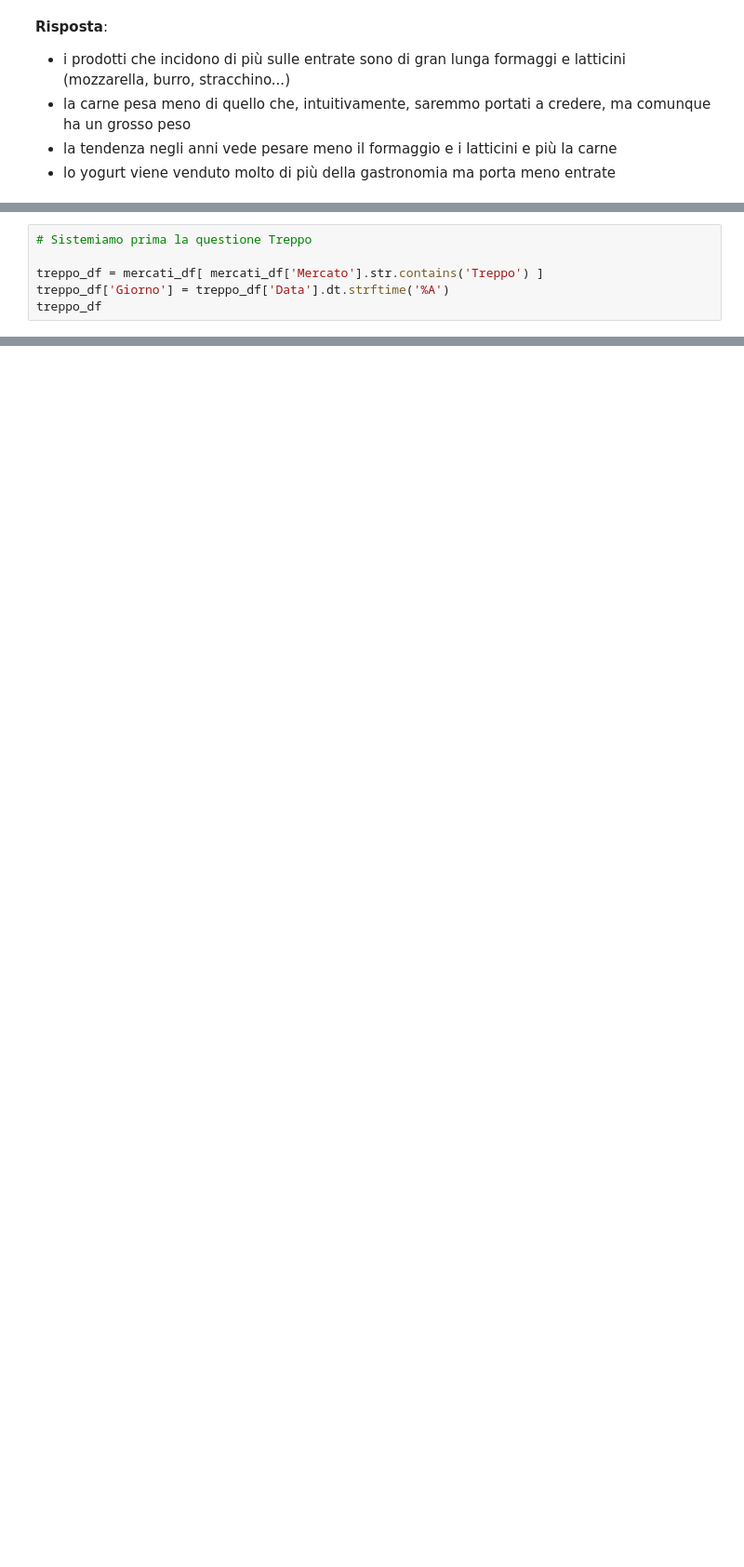
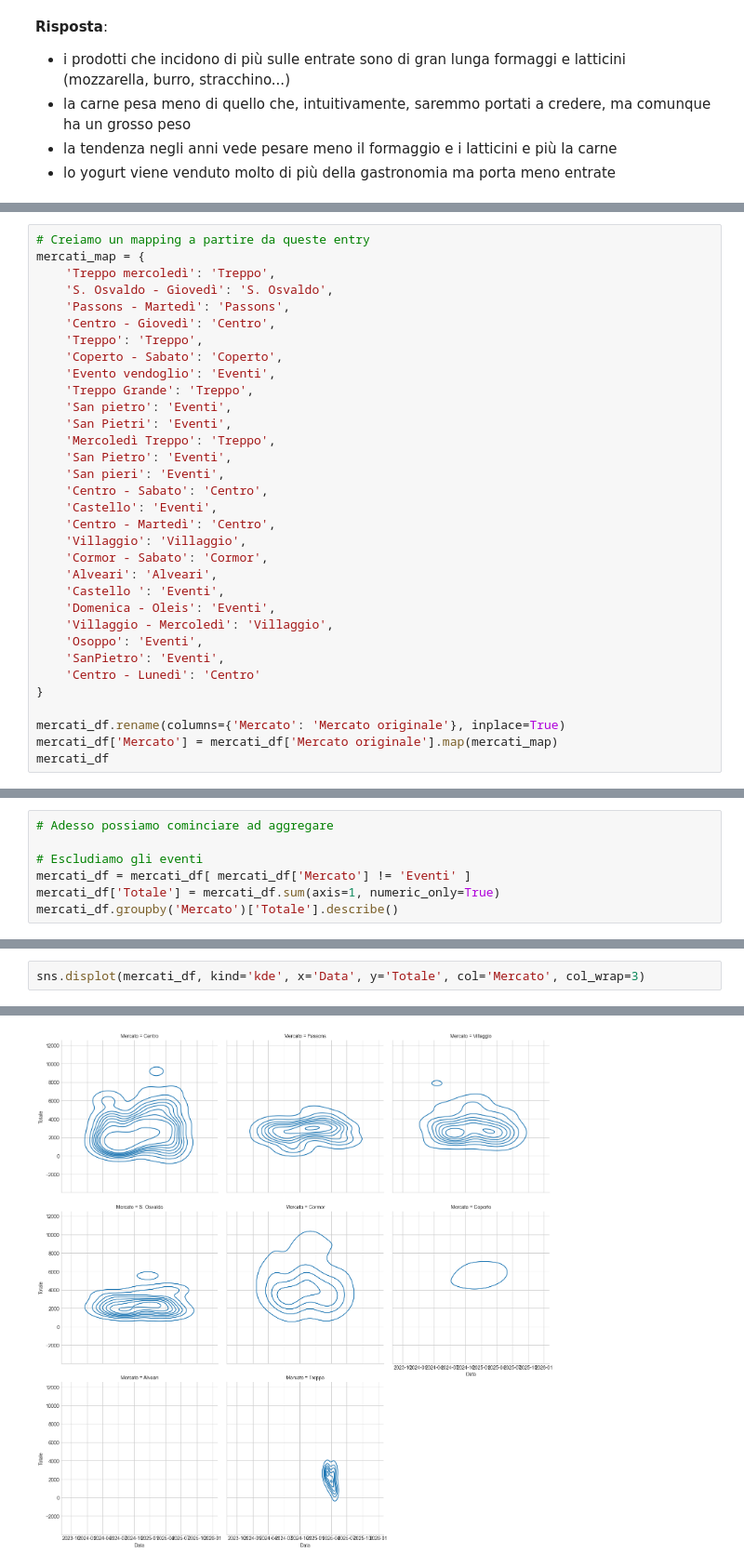
Before and after one commit to panda-with-issues/Fond-Scienze-dei-Dati-progetto, a Jupyter notebook: analisi_corrispettivi_la_di_cjastelan.ipynb, the cells around one changed output, grey strips where cells are left out. Shown at 93% size. Saved outputs shown, nothing was run; the diff lists cells and outputs as text; blank space fills up the shorter version.

```diff
--- a/analisi_corrispettivi_la_di_cjastelan.ipynb
+++ b/analisi_corrispettivi_la_di_cjastelan.ipynb
@@ -1270,7 +1490,34 @@ Treppo
 # %%
-# Sistemiamo prima la questione Treppo
+# Creiamo un mapping a partire da queste entry
+mercati_map = {
+    'Treppo mercoledì': 'Treppo',
+    'S. Osvaldo - Giovedì': 'S. Osvaldo',
+    'Passons - Martedì': 'Passons',
+    'Centro - Giovedì': 'Centro',
+    'Treppo': 'Treppo',
+    'Coperto - Sabato': 'Coperto',
+    'Evento vendoglio': 'Eventi',
+    'Treppo Grande': 'Treppo',
+    'San pietro': 'Eventi',
+    'San Pietri': 'Eventi',
+    'Mercoledì Treppo': 'Treppo',
+    'San Pietro': 'Eventi',
+    'San pieri': 'Eventi',
+    'Centro - Sabato': 'Centro',
+    'Castello': 'Eventi',
+    'Centro - Martedì': 'Centro',
+    'Villaggio': 'Villaggio',
+    'Cormor - Sabato': 'Cormor',
+    'Alveari': 'Alveari',
+    'Castello ': 'Eventi',
+    'Domenica - Oleis': 'Eventi',
+    'Villaggio - Mercoledì': 'Villaggio',
+    'Osoppo': 'Eventi',
+    'SanPietro': 'Eventi',
+    'Centro - Lunedì': 'Centro'
+}
 
-treppo_df = mercati_df[ mercati_df['Mercato'].str.contains('Treppo') ]
-treppo_df['Giorno'] = treppo_df['Data'].dt.strftime('%A')
-treppo_df
+mercati_df.rename(columns={'Mercato': 'Mercato originale'}, inplace=True)
+mercati_df['Mercato'] = mercati_df['Mercato originale'].map(mercati_map)
+mercati_df
 # %% [output]
@@ -1295,0 +1558,7 @@ See the caveats in the documentation: https://pandas.pydata.org/pandas-docs/stab
+# %%
+# Adesso possiamo cominciare ad aggregare
+
+# Escludiamo gli eventi
+mercati_df = mercati_df[ mercati_df['Mercato'] != 'Eventi' ]
+mercati_df['Totale'] = mercati_df.sum(axis=1, numeric_only=True)
+mercati_df.groupby('Mercato')['Totale'].describe()
@@ -1295,0 +1581,3 @@ See the caveats in the documentation: https://pandas.pydata.org/pandas-docs/stab
+# %%
+sns.displot(mercati_df, kind='kde', x='Data', y='Totale', col='Mercato', col_wrap=3)
+# %% [output]
@@ -1295,0 +1585 @@ See the caveats in the documentation: https://pandas.pydata.org/pandas-docs/stab
+[figure, added]
```
Also changed, not shown: parts of 26 cells of this notebook.
